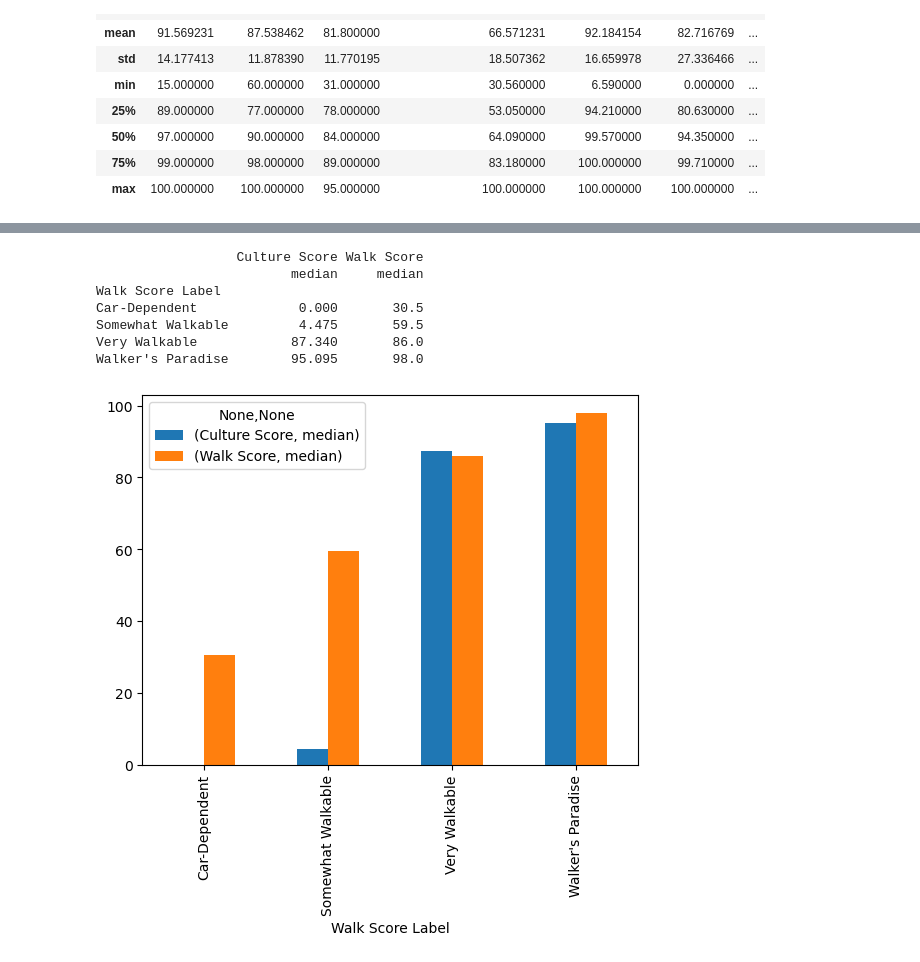
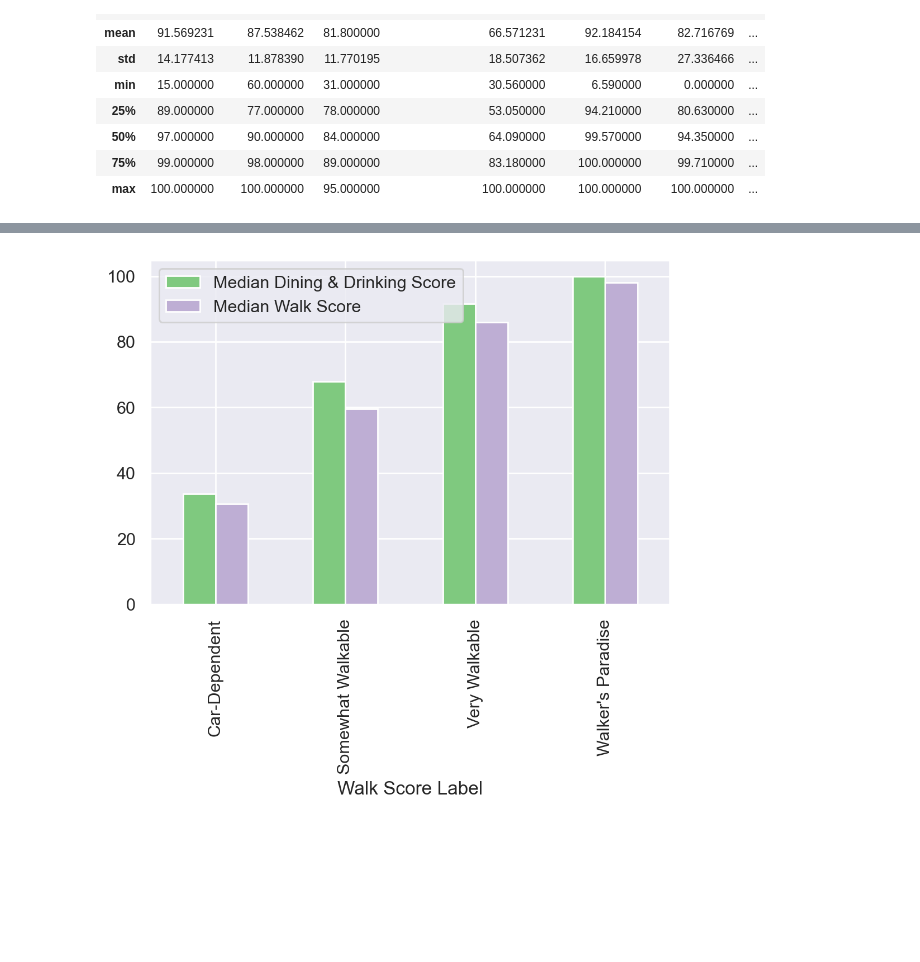
Before and after one commit to Takosaga/us_walkability, a Jupyter notebook: notebooks/mvp.ipynb, the cells around one changed output, grey strips where cells are left out. Saved outputs shown, nothing was run; the diff lists cells and outputs as text; code cells hidden in the pictures; blank space fills up the shorter version.

Commit message:
feat: mvp done and image added

```diff
--- a/notebooks/mvp.ipynb
+++ b/notebooks/mvp.ipynb
@@ -84,14 +92,7 @@ plt.show()
 # %%
-print(data.groupby("Walk Score Label")[["Culture Score","Walk Score"]].agg({'median'}))
 
-data.groupby("Walk Score Label")[["Culture Score","Walk Score"]].agg({'median'}).plot.bar()
+data.groupby("Walk Score Label")[["Dining and Drinking Score","Walk Score"]].agg({'median'}).plot.bar()
+plt.legend(["Median Dining & Drinking Score", "Median Walk Score"])
 plt.show()
 # %% [output]
-                  Culture Score Walk Score
-                         median     median
-Walk Score Label
-Car-Dependent             0.000       30.5
-Somewhat Walkable         4.475       59.5
-Very Walkable            87.340       86.0
-Walker's Paradise        95.095       98.0
-[figure, old version]
+[figure, new version]
```
Also changed, not shown: parts of 9 cells of this notebook, 1 other file.
